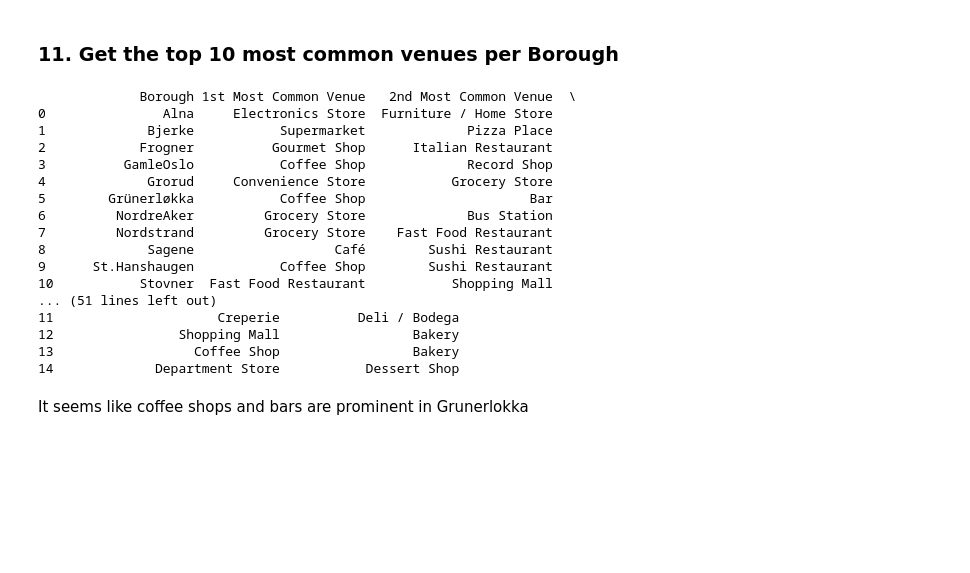
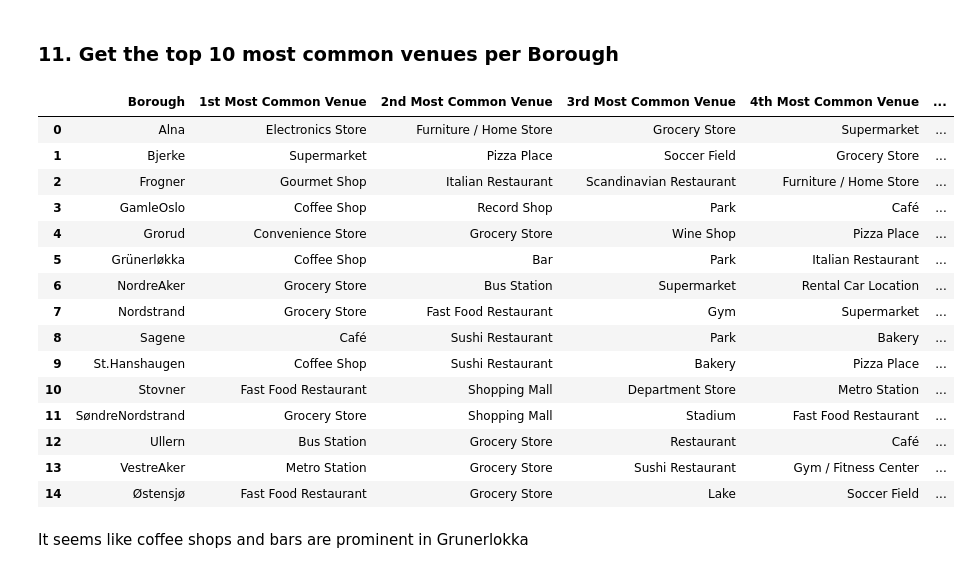
Before and after one commit to mariaangelesjs/Coursera_Capstone, a Jupyter notebook: Capstone W2.ipynb, the cells around one changed output. Saved outputs shown, nothing was run; the diff lists cells and outputs as text; code cells hidden in the pictures; blank space fills up the shorter version.

```diff
--- a/Capstone W2.ipynb
+++ b/Capstone W2.ipynb
@@ -350,47 +365,46 @@ df_oslo_grouped
 # %%
 def return_most_common_venues(row, num_top_venues):
     row_categories = row.iloc[1:]
     row_categories_sorted = row_categories.sort_values(ascending=False)
 
     return row_categories_sorted.index.values[0:num_top_venues]
 num_top_venues = 10
 
 indicators = ['st', 'nd', 'rd']
 
 # create columns according to number of top venues
 columns = ['Borough']
 for ind in np.arange(num_top_venues):
     try:
         columns.append('{}{} Most Common Venue'.format(ind+1, indicators[ind]))
     except:
         columns.append('{}th Most Common Venue'.format(ind+1))
 
 # create a new dataframe
 borough_venues_sorted = pd.DataFrame(columns=columns)
 borough_venues_sorted['Borough'] = df_oslo_grouped['Borough']
 
 for ind in np.arange(df_oslo_grouped.shape[0]):
     borough_venues_sorted.iloc[ind, 1:] = return_most_common_venues(df_oslo_grouped.iloc[ind, :], num_top_venues)
 
-print(borough_venues_sorted)
+borough_venues_sorted
 # %% [output]
-             Borough 1st Most Common Venue   2nd Most Common Venue  \
-0               Alna     Electronics Store  Furniture / Home Store
-1             Bjerke           Supermarket             Pizza Place
-2            Frogner          Gourmet Shop      Italian Restaurant
-3          GamleOslo           Coffee Shop             Record Shop
-4             Grorud     Convenience Store           Grocery Store
-5        Grünerløkka           Coffee Shop                     Bar
-6         NordreAker         Grocery Store             Bus Station
-7         Nordstrand         Grocery Store    Fast Food Restaurant
-8             Sagene                  Café        Sushi Restaurant
-9      St.Hanshaugen           Coffee Shop        Sushi Restaurant
-10           Stovner  Fast Food Restaurant           Shopping Mall
-... (51 lines left out)
-11                     Creperie          Deli / Bodega
-12                Shopping Mall                 Bakery
-13                  Coffee Shop                 Bakery
-14             Department Store           Dessert Shop
+|  | Borough | 1st Most Common Venue | 2nd Most Common Venue | 3rd Most Common Venue | 4th Most Common Venue | ... |
+| 0 | Alna | Electronics Store | Furniture / Home Store | Grocery Store | Supermarket | ... |
+| 1 | Bjerke | Supermarket | Pizza Place | Soccer Field | Grocery Store | ... |
+| 2 | Frogner | Gourmet Shop | Italian Restaurant | Scandinavian Restaurant | Furniture / Home Store | ... |
+| 3 | GamleOslo | Coffee Shop | Record Shop | Park | Café | ... |
+| 4 | Grorud | Convenience Store | Grocery Store | Wine Shop | Pizza Place | ... |
+| 5 | Grünerløkka | Coffee Shop | Bar | Park | Italian Restaurant | ... |
+| 6 | NordreAker | Grocery Store | Bus Station | Supermarket | Rental Car Location | ... |
+| 7 | Nordstrand | Grocery Store | Fast Food Restaurant | Gym | Supermarket | ... |
+| 8 | Sagene | Café | Sushi Restaurant | Park | Bakery | ... |
+| 9 | St.Hanshaugen | Coffee Shop | Sushi Restaurant | Bakery | Pizza Place | ... |
+| 10 | Stovner | Fast Food Restaurant | Shopping Mall | Department Store | Metro Station | ... |
+| 11 | SøndreNordstrand | Grocery Store | Shopping Mall | Stadium | Fast Food Restaurant | ... |
+| 12 | Ullern | Bus Station | Grocery Store | Restaurant | Café | ... |
+| 13 | VestreAker | Metro Station | Grocery Store | Sushi Restaurant | Gym / Fitness Center | ... |
+| 14 | Østensjø | Fast Food Restaurant | Grocery Store | Lake | Soccer Field | ... |
 # %% [markdown]
 It seems like coffee shops and bars are prominent in Grunerlokka
 # %% [markdown]
```
Also changed, not shown: parts of 9 cells of this notebook.
